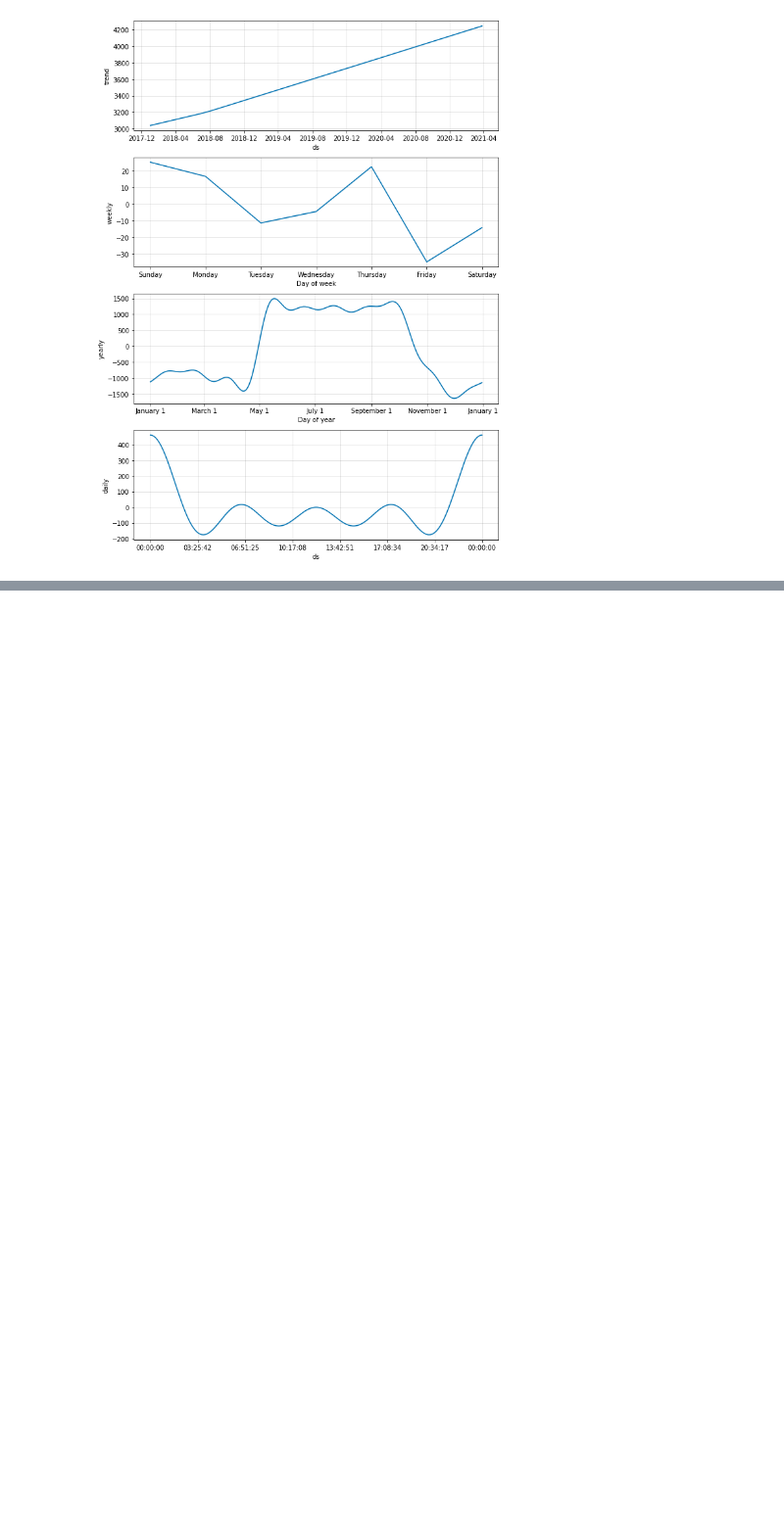
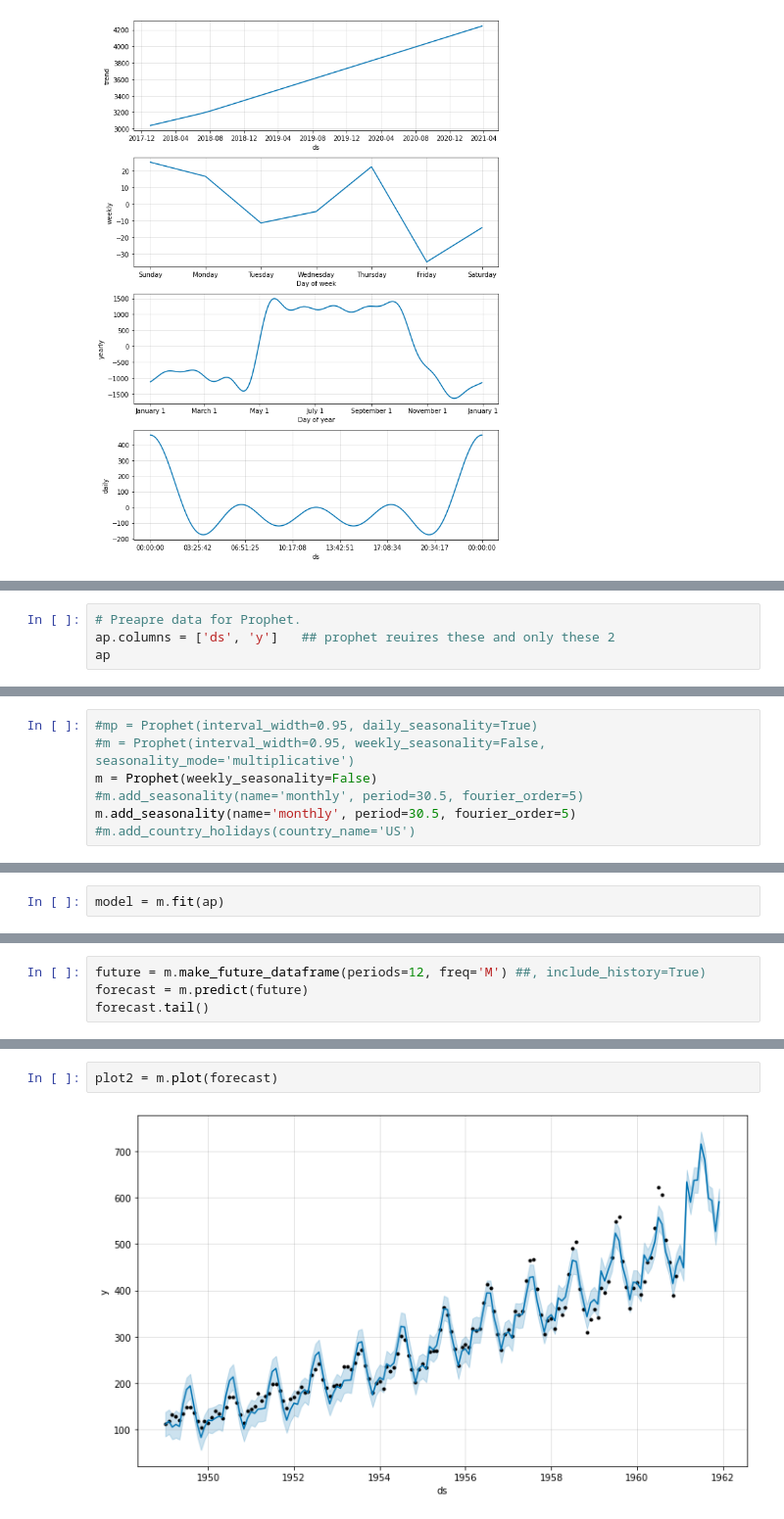
Before and after one commit to pksnj/TimeSeriesForecastingProphet, a Jupyter notebook: Facebook Prophet.ipynb, the cells around one changed output, grey strips where cells are left out. Shown at 98% size. Saved outputs shown, nothing was run; the diff lists cells and outputs as text; blank space fills up the shorter version.

```diff
--- a/Facebook Prophet.ipynb
+++ b/Facebook Prophet.ipynb
@@ -80,0 +187,4 @@ plt2 = m.plot_components(forecast)
+# %%
+# Preapre data for Prophet.
+ap.columns = ['ds', 'y']   ## prophet reuires these and only these 2
+ap
@@ -80,0 +205,7 @@ plt2 = m.plot_components(forecast)
+# %%
+#mp = Prophet(interval_width=0.95, daily_seasonality=True)
+#m = Prophet(interval_width=0.95, weekly_seasonality=False, seasonality_mode='multiplicative')
+m = Prophet(weekly_seasonality=False)
+#m.add_seasonality(name='monthly', period=30.5, fourier_order=5)
+m.add_seasonality(name='monthly', period=30.5, fourier_order=5)
+#m.add_country_holidays(country_name='US')
@@ -80,0 +214,2 @@ plt2 = m.plot_components(forecast)
+# %%
+model = m.fit(ap)
@@ -80,0 +218,4 @@ plt2 = m.plot_components(forecast)
+# %%
+future = m.make_future_dataframe(periods=12, freq='M') ##, include_history=True)
+forecast = m.predict(future)
+forecast.tail()
@@ -80,0 +229,4 @@ plt2 = m.plot_components(forecast)
+# %%
+plot2 = m.plot(forecast)
+# %% [output]
+[figure, added]
```
Also changed, not shown: parts of 19 cells of this notebook.
